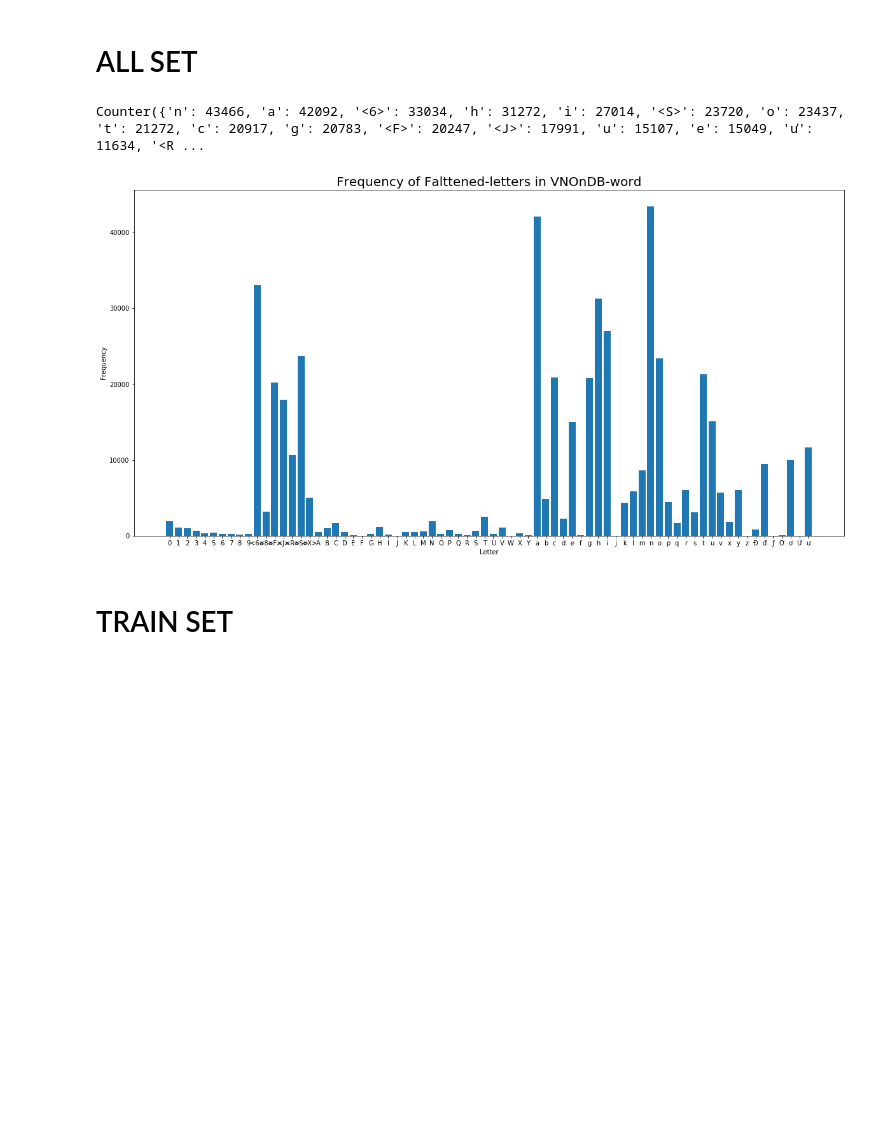
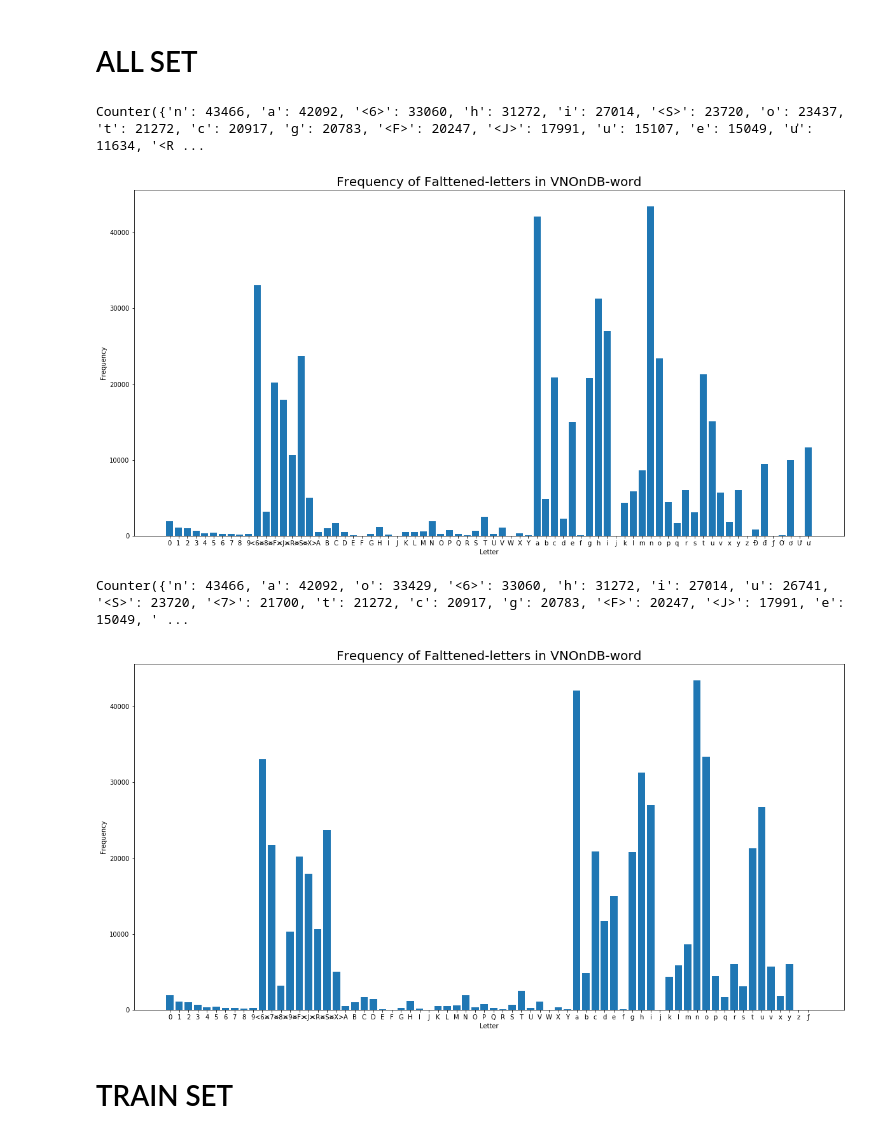
Before and after one commit to VinhLoiIT/vietnamese-htr, a Jupyter notebook: stat/flatten_label.ipynb, the cells around one changed output. Cells and saved outputs as stored; diff of their text form; code cells hidden in the pictures; blank space fills up the shorter version.

Commit message:
update flatten

```diff
--- a/stat/flatten_label.ipynb
+++ b/stat/flatten_label.ipynb
@@ -86,4 +117,5 @@ flattening = Flattening()
 # %%
+flattening = Flattening(f_type='type_1')
 string = 'Bạn có thể đang tự cách ly, nhưng những suy nghĩ của bạn cứ không chịu ngồi yên'
 for word in string.split():
     print(flattening.flatten_word(word))
@@ -118,0 +141,5 @@ g
+# %%
+flattening = Flattening(f_type='type_2')
+string = 'Bạn có thể đang tự cách ly, nhưng những suy nghĩ của bạn cứ không chịu ngồi yên'
+for word in string.split():
+    print(flattening.flatten_word(word))
@@ -125,7 +171,7 @@ def plot_bar(cnt, title, img_name):
     plt.ylabel('Frequency', fontsize=10)
     fig.savefig(img_name, dpi=300)
 # %%
-def get_letters_count(fp):
+def get_letters_count(flattening, fp):
     df = pd.read_csv(fp, sep='\t')
     words = df.loc[:, 'label'].astype(str)
     letter_list = []
@@ -134,15 +180,25 @@ def get_letters_count(fp):
         letter_list.extend(re.findall(r'[\w]|<.*?>', flattened_word))
     letters_count = Counter(sorted(letter_list))
     return letters_count
+# %%
+flattening_1 = Flattening(f_type='type_1')
+flattening_2 = Flattening(f_type='type_2')
 # %% [markdown]
 # ALL SET
 # %%
-all_letters_cnt = get_letters_count('../data/VNOnDB/all_word.csv')
+all_letters_cnt = get_letters_count(flattening_1, '../data/VNOnDB/all_word.csv')
 print(all_letters_cnt)
-plot_bar(all_letters_cnt, 'Frequency of Falttened-letters in VNOnDB-word', 'word_all/all_flattened_letter_frequency.jpg')
+plot_bar(all_letters_cnt, 'Frequency of Falttened-letters in VNOnDB-word', 'word_all/all_flattened_1_letter_frequency.jpg')
 # %% [output]
-Counter({'n': 43466, 'a': 42092, '<6>': 33034, 'h': 31272, 'i': 27014, '<S>': 23720, 'o': 23437, 't': 21272, 'c': 20917, 'g': 20783, '<F>': 20247, '<J>': 17991, 'u': 15107, 'e': 15049, 'ư': 11634, '<R ...
+Counter({'n': 43466, 'a': 42092, '<6>': 33060, 'h': 31272, 'i': 27014, '<S>': 23720, 'o': 23437, 't': 21272, 'c': 20917, 'g': 20783, '<F>': 20247, '<J>': 17991, 'u': 15107, 'e': 15049, 'ư': 11634, '<R ...
 [figure]
+# %%
+all_letters_cnt = get_letters_count(flattening_2, '../data/VNOnDB/all_word.csv')
+print(all_letters_cnt)
+plot_bar(all_letters_cnt, 'Frequency of Falttened-letters in VNOnDB-word', 'word_all/all_flattened_2_letter_frequency.jpg')
+# %% [output]
+Counter({'n': 43466, 'a': 42092, 'o': 33429, '<6>': 33060, 'h': 31272, 'i': 27014, 'u': 26741, '<S>': 23720, '<7>': 21700, 't': 21272, 'c': 20917, 'g': 20783, '<F>': 20247, '<J>': 17991, 'e': 15049, ' ...
+[figure, added]
 # %% [markdown]
 # TRAIN SET
 # %%
```
Also changed, not shown: parts of 10 cells of this notebook, 30 other files.
